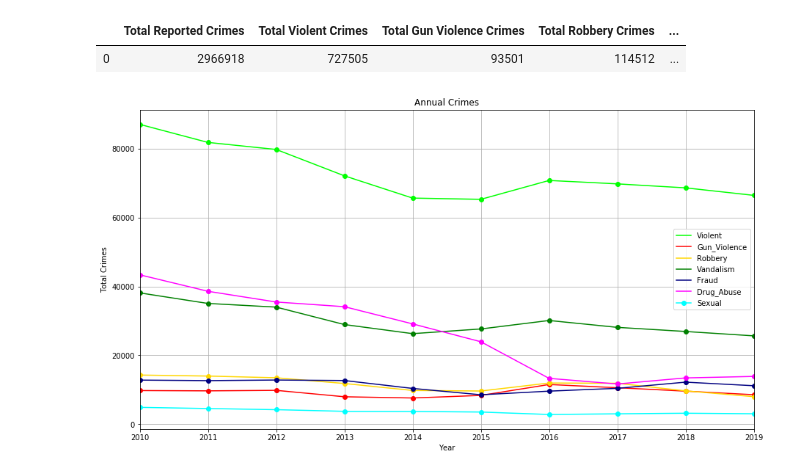
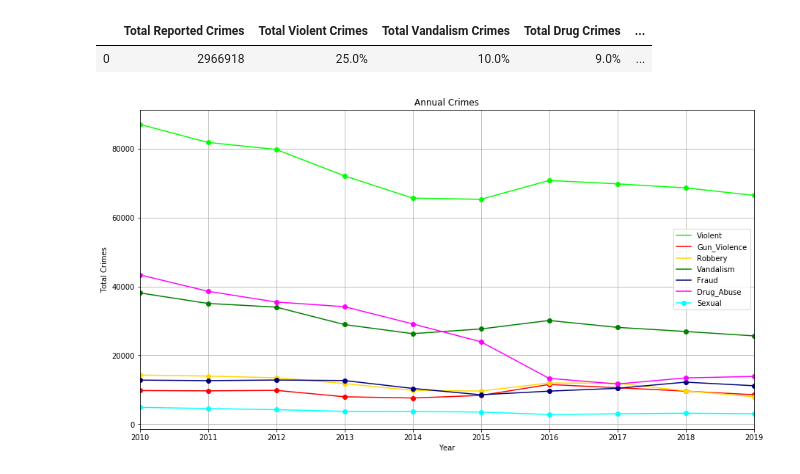
Before and after one commit to shidalgo12/Chicago_Crime, a Jupyter notebook: City Data/Graphs.ipynb, the cells around one changed output. Saved outputs shown, nothing was run; the diff lists cells and outputs as text; code cells hidden in the pictures.

```diff
--- a/City Data/Graphs.ipynb
+++ b/City Data/Graphs.ipynb
@@ -24,38 +24,45 @@ comm_df
 comm_df.rename(columns={'City Area': 'City_Area'}, inplace =True)
 # comm_df
 # %%
-# decade_crimes
+# Calclate the Grand Total # of Crimes and the % that the specified crime categories account for
 
 grand_total = crime_df["Crimes"].sum()
-violent_crimes = crime_df["Violent"].sum()
-gun_crimes = crime_df["Gun_Violence"].sum()
-robbery_crimes = crime_df["Robbery"].sum()
-vandalism_crimes = crime_df["Vandalism"].sum()
-fraud_crimes = crime_df["Fraud"].sum()
-drug_crimes = crime_df["Drug_Abuse"].sum()
-sex_crimes = crime_df["Sexual"].sum()
-
+grand_total
+violent_crimes = round(((crime_df["Violent"].sum())/grand_total)*100).astype(str) + "%"
+# violent_crimes
+gun_crimes = round(((crime_df["Gun_Violence"].sum())/grand_total)*100).astype(str) + "%"
+# gun_crimes
+robbery_crimes = round(((crime_df["Robbery"].sum())/grand_total)*100).astype(str) + "%"
+# robbery_crimes
+vandalism_crimes = round(((crime_df["Vandalism"].sum())/grand_total)*100).astype(str) + "%"
+# vandalism_crimes
+fraud_crimes = round(((crime_df["Fraud"].sum())/grand_total)*100).astype(str) + "%"
+fraud_crimes
+drug_crimes = round(((crime_df["Drug_Abuse"].sum())/grand_total)*100).astype(str) + "%"
+drug_crimes
+sex_crimes = round(((crime_df["Sexual"].sum())/grand_total)*100).astype(str) + "%"
+sex_crimes
 crime_count_data = {'Total Reported Crimes': [grand_total],
                     'Total Violent Crimes':[violent_crimes],
+                    'Total Vandalism Crimes':[vandalism_crimes],
+                    'Total Drug Crimes': [drug_crimes],
+                    'Total Robbery Crimes': [robbery_crimes],
+                    'Total Fraudulent Crimes' : [fraud_crimes],
                     'Total Gun Violence Crimes': [gun_crimes],
-                    'Total Robbery Crimes': [robbery_crimes],
-                    'Total Vandalism Crimes':[vandalism_crimes],
-                    'Total Fraudulent Crimes' : [fraud_crimes],
-                    'Total Drug Crimes': [drug_crimes],
                     'Total Sex Crimes': [sex_crimes]}
 
 decade_crimes_df = pd.DataFrame(crime_count_data)
 
 # Export DataFrame to CSV
 decade_crimes_df.to_csv('decade_crime_count.csv')
 
 decade_crimes_df
 
-# The crime types listed below account for more that 55% of Chicago crimes.
-# Other crimes include non-violent theft, burglary, criminal trespassing, liquor violations, gambling, etc.
+# # # # These crime types account for ~55% of Chicago crimes.
+# # # # Other crimes include non-violent theft, burglary, criminal trespassing, liquor violations, gambling, etc.
 # %% [output]
-|  | Total Reported Crimes | Total Violent Crimes | Total Gun Violence Crimes | Total Robbery Crimes | ... |
-| 0 | 2966918 | 727505 | 93501 | 114512 | ... |
+|  | Total Reported Crimes | Total Violent Crimes | Total Vandalism Crimes | Total Drug Crimes | ... |
+| 0 | 2966918 | 25.0% | 10.0% | 9.0% | ... |
 # %%
 # Create DataFrame to calculate annual crimes per year
 crime_type_df = crime_df.filter(['Year',
```
Also changed, not shown: parts of 8 cells of this notebook, 8 other files.
